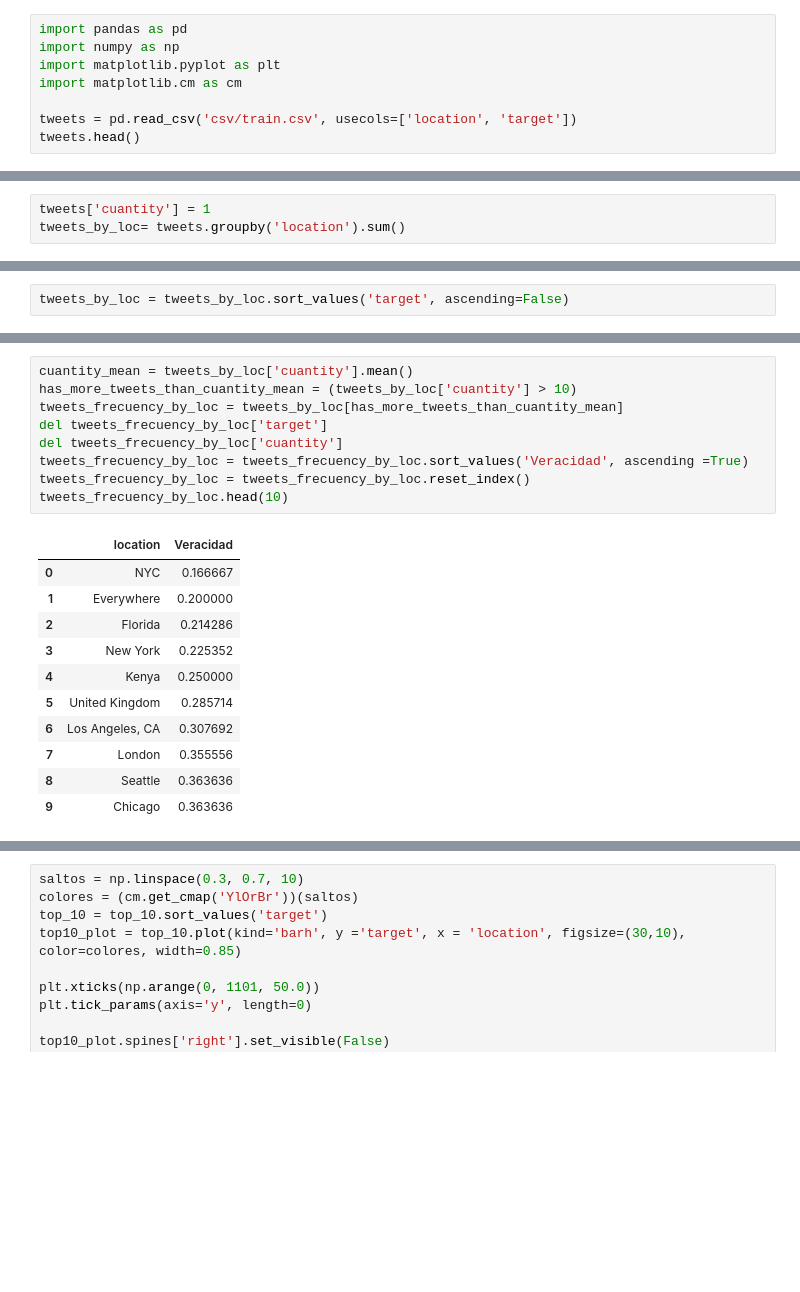
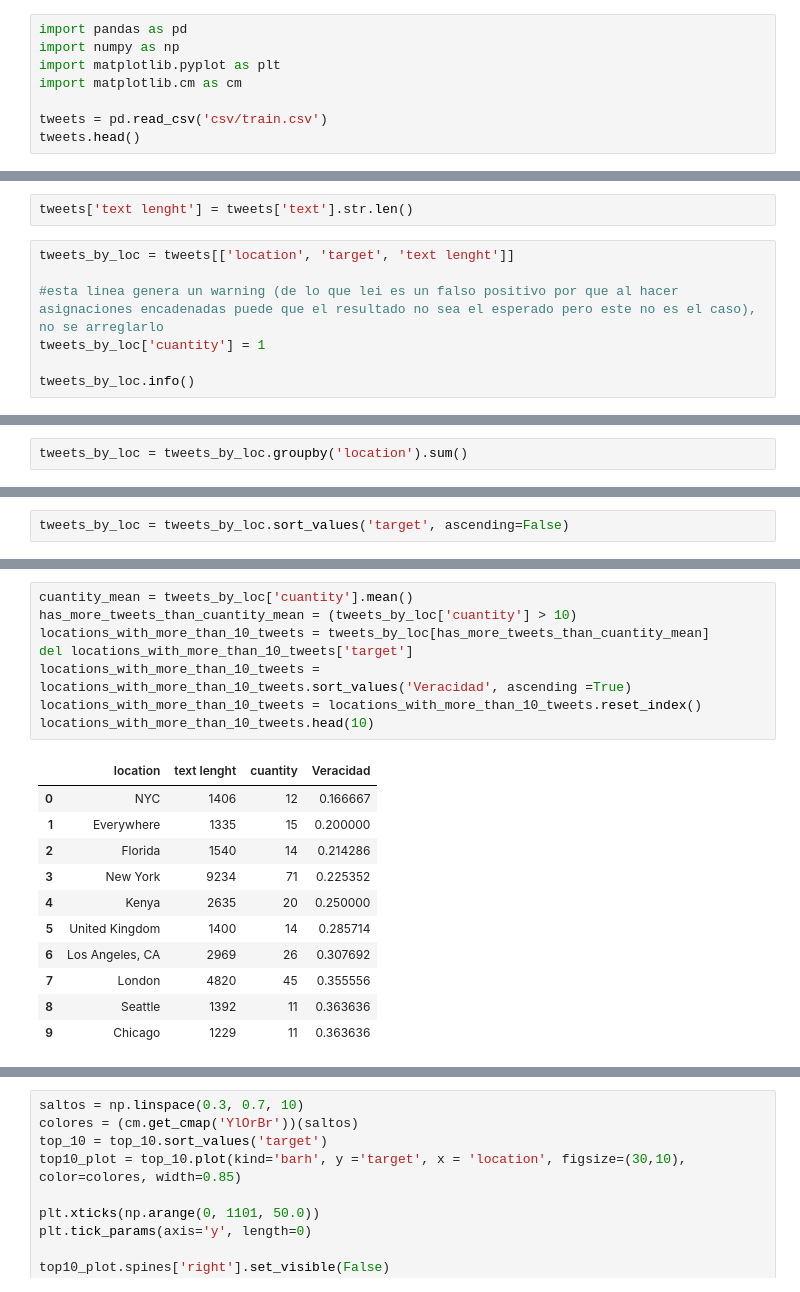
Before and after one commit to RiedelNicolas/TP1-Organizacion-de-Datos, a Jupyter notebook: Hugo.ipynb, the cells around one changed output, grey strips where cells are left out. Saved outputs shown, nothing was run; the diff lists cells and outputs as text; blank space fills up the shorter version.

Commit message:
Longitud de Tweets por locacion

```diff
--- a/Hugo.ipynb
+++ b/Hugo.ipynb
@@ -4,6 +4,6 @@ import numpy as np
 import matplotlib.pyplot as plt
 import matplotlib.cm as cm
 
-tweets = pd.read_csv('csv/train.csv', usecols=['location', 'target'])
+tweets = pd.read_csv('csv/train.csv')
 tweets.head()
 # %% [output]
@@ -44 +47,10 @@ Methville, CA                    1
 Name: location, Length: 3342, dtype: int64
+# %%
+tweets['text lenght'] = tweets['text'].str.len()
+# %%
+tweets_by_loc = tweets[['location', 'target', 'text lenght']]
+
+#esta linea genera un warning (de lo que lei es un falso positivo por que al hacer asignaciones encadenadas puede que el resultado no sea el esperado pero este no es el caso), no se arreglarlo
+tweets_by_loc['cuantity'] = 1
+
+tweets_by_loc.info()
@@ -45,3 +74,2 @@ Name: location, Length: 3342, dtype: int64
 # %%
-tweets['cuantity'] = 1
-tweets_by_loc= tweets.groupby('location').sum()
+tweets_by_loc = tweets_by_loc.groupby('location').sum()
@@ -88,24 +122,23 @@ tweets_by_loc.head(10)
 # %%
 cuantity_mean = tweets_by_loc['cuantity'].mean()
 has_more_tweets_than_cuantity_mean = (tweets_by_loc['cuantity'] > 10)
-tweets_frecuency_by_loc = tweets_by_loc[has_more_tweets_than_cuantity_mean]
-del tweets_frecuency_by_loc['target']
-del tweets_frecuency_by_loc['cuantity']
-tweets_frecuency_by_loc = tweets_frecuency_by_loc.sort_values('Veracidad', ascending =True)
-tweets_frecuency_by_loc = tweets_frecuency_by_loc.reset_index()
-tweets_frecuency_by_loc.head(10)
+locations_with_more_than_10_tweets = tweets_by_loc[has_more_tweets_than_cuantity_mean]
+del locations_with_more_than_10_tweets['target']
+locations_with_more_than_10_tweets = locations_with_more_than_10_tweets.sort_values('Veracidad', ascending =True)
+locations_with_more_than_10_tweets = locations_with_more_than_10_tweets.reset_index()
+locations_with_more_than_10_tweets.head(10)
 # %% [output]
-|  | location | Veracidad |
-| 0 | NYC | 0.166667 |
-| 1 | Everywhere | 0.200000 |
-| 2 | Florida | 0.214286 |
-| 3 | New York | 0.225352 |
-| 4 | Kenya | 0.250000 |
-| 5 | United Kingdom | 0.285714 |
-| 6 | Los Angeles, CA | 0.307692 |
-| 7 | London | 0.355556 |
-| 8 | Seattle | 0.363636 |
-| 9 | Chicago | 0.363636 |
+|  | location | text lenght | cuantity | Veracidad |
+| 0 | NYC | 1406 | 12 | 0.166667 |
+| 1 | Everywhere | 1335 | 15 | 0.200000 |
+| 2 | Florida | 1540 | 14 | 0.214286 |
+| 3 | New York | 9234 | 71 | 0.225352 |
+| 4 | Kenya | 2635 | 20 | 0.250000 |
+| 5 | United Kingdom | 1400 | 14 | 0.285714 |
+| 6 | Los Angeles, CA | 2969 | 26 | 0.307692 |
+| 7 | London | 4820 | 45 | 0.355556 |
+| 8 | Seattle | 1392 | 11 | 0.363636 |
+| 9 | Chicago | 1229 | 11 | 0.363636 |
 # %%
 tweets_by_loc = tweets_by_loc.reset_index()
 tweets_by_loc.head()
```
Also changed, not shown: parts of 16 cells of this notebook.
